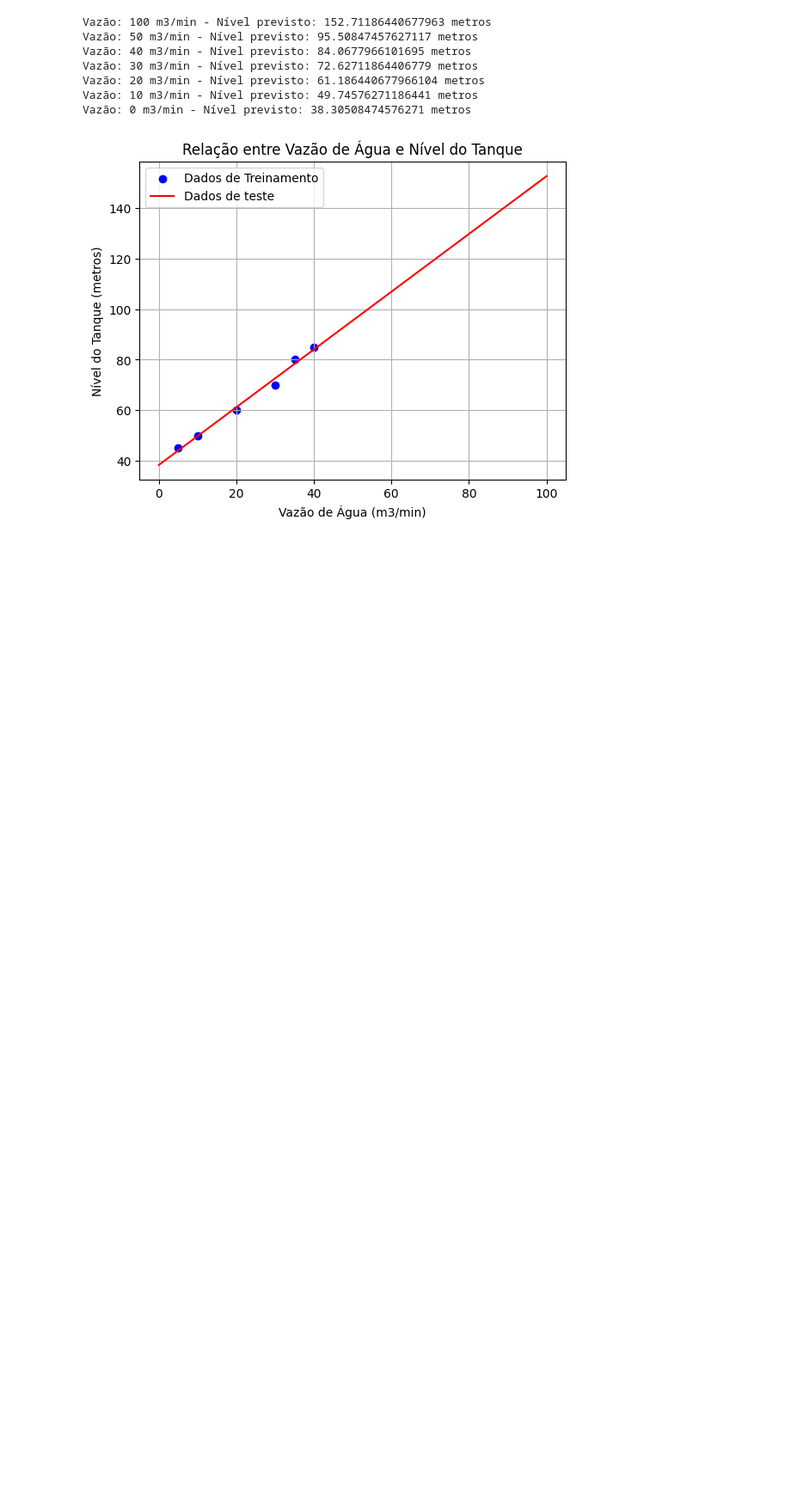
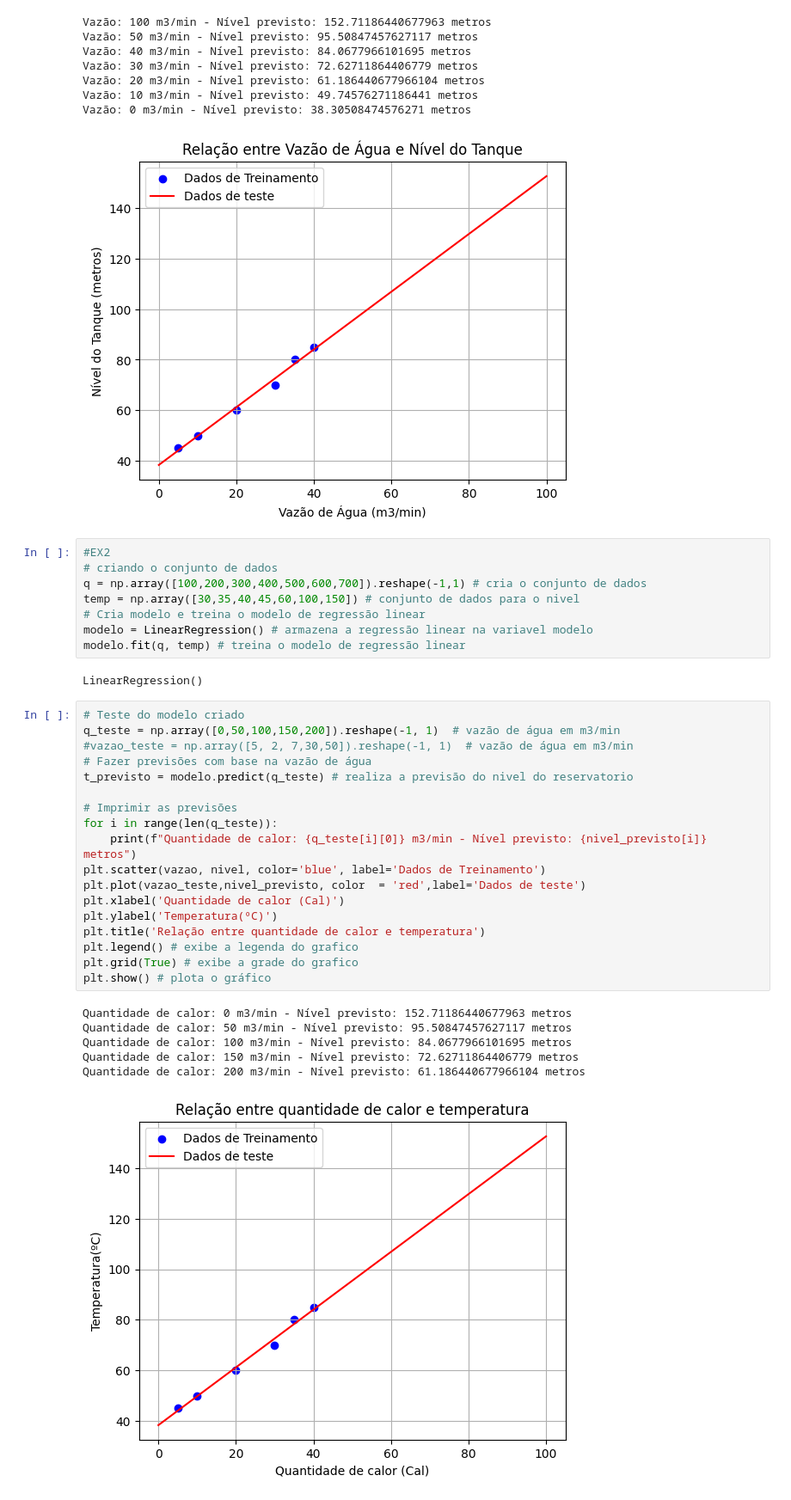
Before and after one commit to danielvieira95/Intelig-ncia-Artificial-e-Big-Data--2-2024, a Jupyter notebook: TurmaA/Aula05/codigo.ipynb, the cells around one changed output. Shown at 86% size. Cells and saved outputs as stored; diff of their text form; blank space fills up the shorter version.

Commit message:
exemplo regressao linear

```diff
--- a/TurmaA/Aula05/codigo.ipynb
+++ b/TurmaA/Aula05/codigo.ipynb
@@ -39,3 +39,38 @@ Vazão: 20 m3/min - Nível previsto: 61.186440677966104 metros
 Vazão: 10 m3/min - Nível previsto: 49.74576271186441 metros
 Vazão: 0 m3/min - Nível previsto: 38.30508474576271 metros
 [figure]
+# %%
+#EX2
+# criando o conjunto de dados
+q = np.array([100,200,300,400,500,600,700]).reshape(-1,1) # cria o conjunto de dados
+temp = np.array([30,35,40,45,60,100,150]) # conjunto de dados para o nivel
+# Cria modelo e treina o modelo de regressão linear
+modelo = LinearRegression() # armazena a regressão linear na variavel modelo
+modelo.fit(q, temp) # treina o modelo de regressão linear
+# %% [output]
+LinearRegression()
+# %%
+# Teste do modelo criado
+q_teste = np.array([0,50,100,150,200]).reshape(-1, 1)  # vazão de água em m3/min
+#vazao_teste = np.array([5, 2, 7,30,50]).reshape(-1, 1)  # vazão de água em m3/min
+# Fazer previsões com base na vazão de água
+t_previsto = modelo.predict(q_teste) # realiza a previsão do nivel do reservatorio
+
+# Imprimir as previsões
+for i in range(len(q_teste)):
+    print(f"Quantidade de calor: {q_teste[i][0]} m3/min - Nível previsto: {nivel_previsto[i]} metros")
+plt.scatter(vazao, nivel, color='blue', label='Dados de Treinamento')
+plt.plot(vazao_teste,nivel_previsto, color  = 'red',label='Dados de teste')
+plt.xlabel('Quantidade de calor (Cal)')
+plt.ylabel('Temperatura(ºC)')
+plt.title('Relação entre quantidade de calor e temperatura')
+plt.legend() # exibe a legenda do grafico
+plt.grid(True) # exibe a grade do grafico
+plt.show() # plota o gráfico
+# %% [output]
+Quantidade de calor: 0 m3/min - Nível previsto: 152.71186440677963 metros
+Quantidade de calor: 50 m3/min - Nível previsto: 95.50847457627117 metros
+Quantidade de calor: 100 m3/min - Nível previsto: 84.0677966101695 metros
+Quantidade de calor: 150 m3/min - Nível previsto: 72.62711864406779 metros
+Quantidade de calor: 200 m3/min - Nível previsto: 61.186440677966104 metros
+[figure, added]
```
